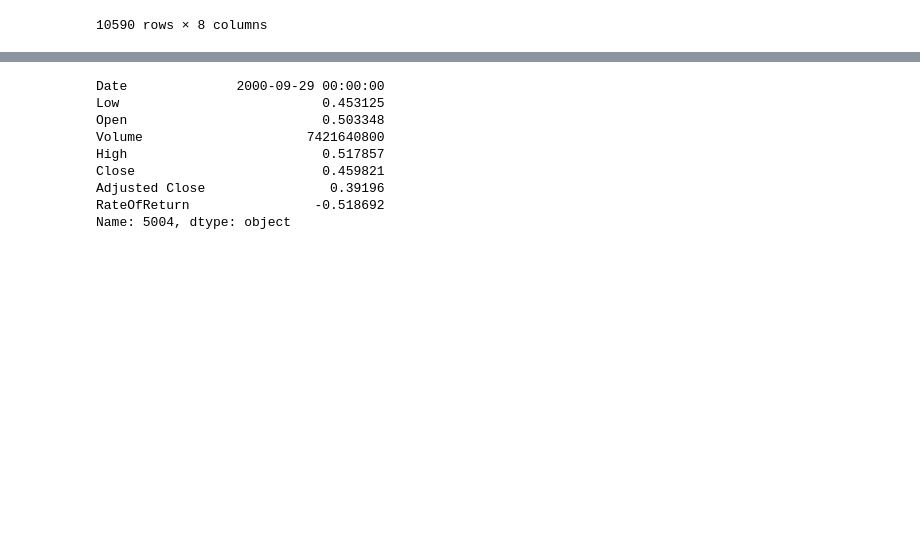
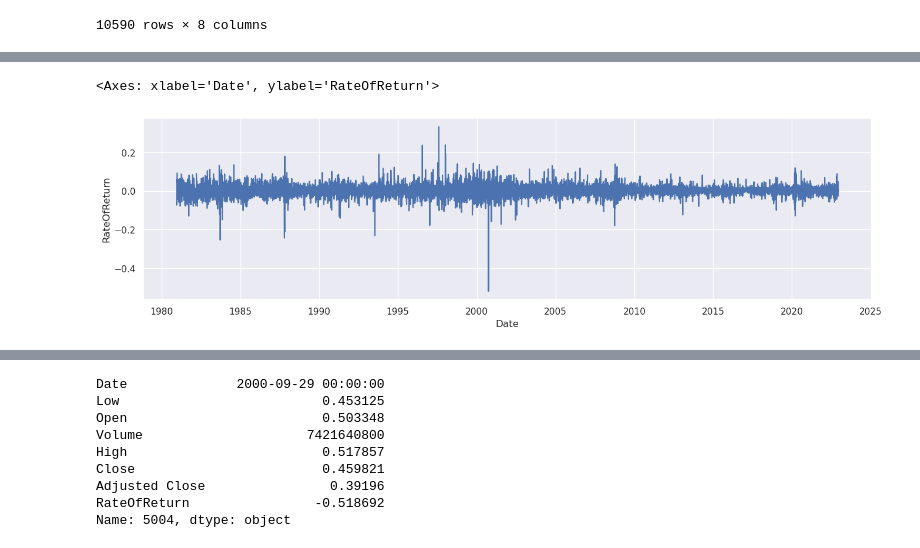
Before and after one commit to GJMrem/Stock-Market, a Jupyter notebook: notebooks/exploration.ipynb, the cells around one changed output, grey strips where cells are left out. Cells and saved outputs as stored; diff of their text form; code cells hidden in the pictures; blank space fills up the shorter version.

```diff
--- a/notebooks/exploration.ipynb
+++ b/notebooks/exploration.ipynb
@@ -34,0 +65,5 @@ df.describe()
+# %%
+sns.lineplot(df, x='Date', y='RateOfReturn')
+# %% [output]
+<Axes: xlabel='Date', ylabel='RateOfReturn'>
+[figure, added]
```
Also changed, not shown: parts of 9 cells of this notebook.
